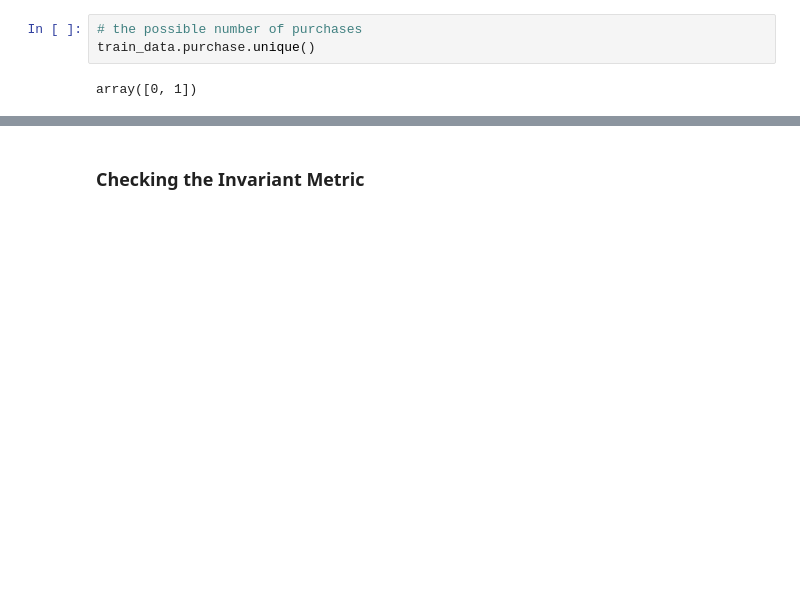
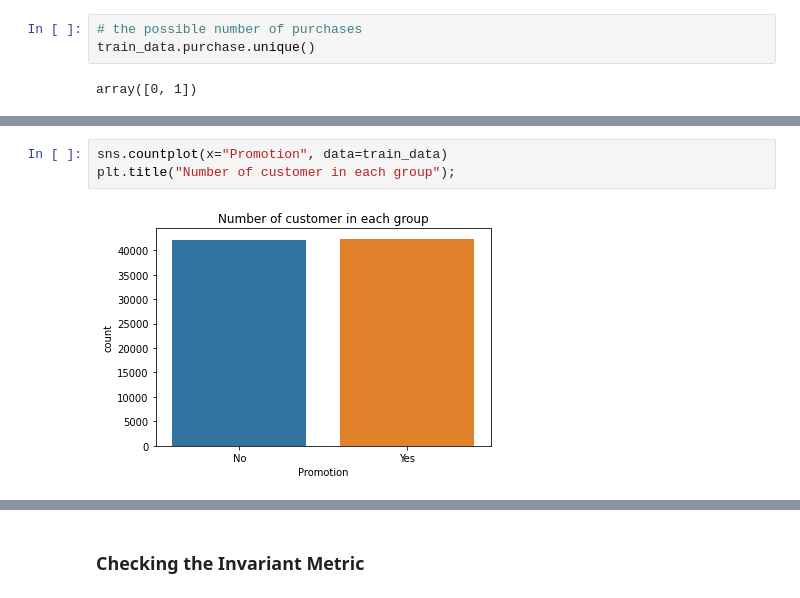
Before and after one commit to LN5user/starbucks, a Jupyter notebook: Starbucks.ipynb, the cells around one changed output, grey strips where cells are left out. Saved outputs shown, nothing was run; the diff lists cells and outputs as text; blank space fills up the shorter version.

```diff
--- a/Starbucks.ipynb
+++ b/Starbucks.ipynb
@@ -117,0 +118,5 @@ array([0, 1])
+# %%
+sns.countplot(x="Promotion", data=train_data)
+plt.title("Number of customer in each group");
+# %% [output]
+[figure, added]
```
Also changed, not shown: parts of 39 cells of this notebook, 3 other files.
